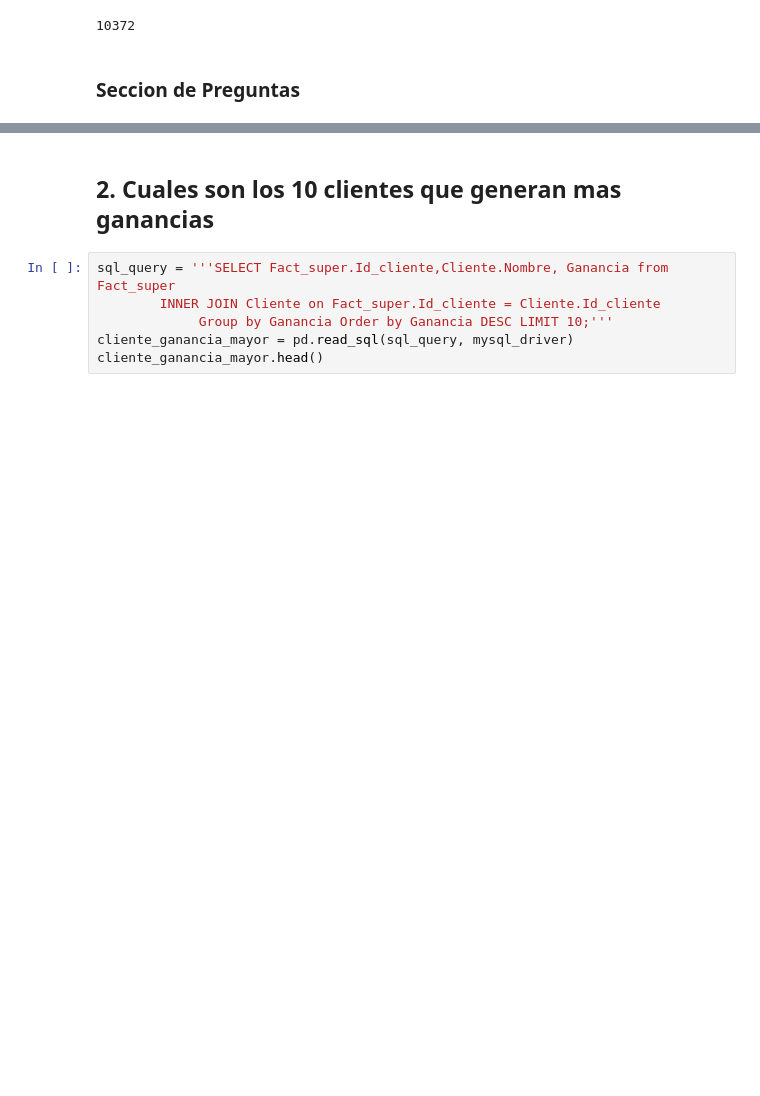
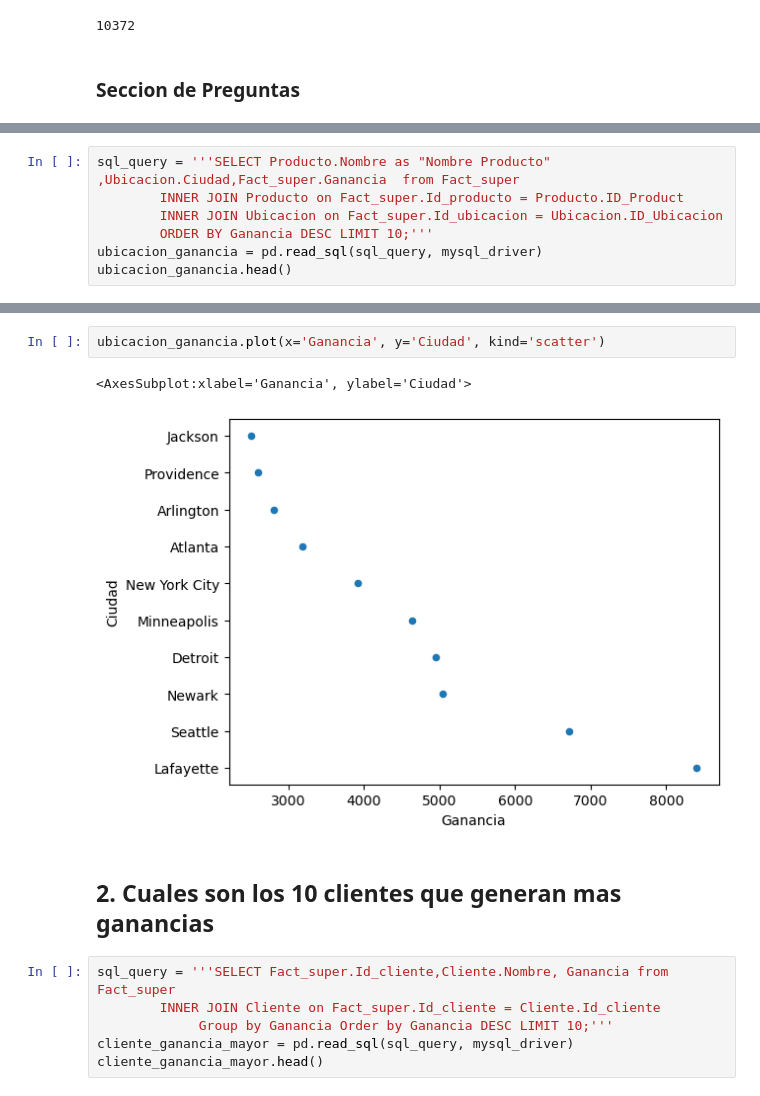
Before and after one commit to fhprime/Proyecto-Final-Ciencia-de-Datos, a Jupyter notebook: Proyecto.ipynb, the cells around one changed output, grey strips where cells are left out. Drawn from its saved outputs; the diff is of its cells as text; blank space fills up the shorter version.

```diff
--- a/Proyecto.ipynb
+++ b/Proyecto.ipynb
@@ -533,0 +534,7 @@ join_table.to_sql('Fact_super', mysql_driver, index=False, if_exists='append')
+# %%
+sql_query = '''SELECT Producto.Nombre as "Nombre Producto" ,Ubicacion.Ciudad,Fact_super.Ganancia  from Fact_super
+		INNER JOIN Producto on Fact_super.Id_producto = Producto.ID_Product
+		INNER JOIN Ubicacion on Fact_super.Id_ubicacion = Ubicacion.ID_Ubicacion
+		ORDER BY Ganancia DESC LIMIT 10;'''
+ubicacion_ganancia = pd.read_sql(sql_query, mysql_driver)
+ubicacion_ganancia.head()
@@ -534,3 +548,8 @@ join_table.to_sql('Fact_super', mysql_driver, index=False, if_exists='append')
+# %%
+ubicacion_ganancia.plot(x='Ganancia', y='Ciudad', kind='scatter')
+# %% [output]
+<AxesSubplot:xlabel='Ganancia', ylabel='Ciudad'>
+[figure, added]
 # %% [markdown]
 ## 2. Cuales son los 10 clientes que generan mas ganancias
 # %%
```
Also changed, not shown: parts of 2 cells of this notebook.
